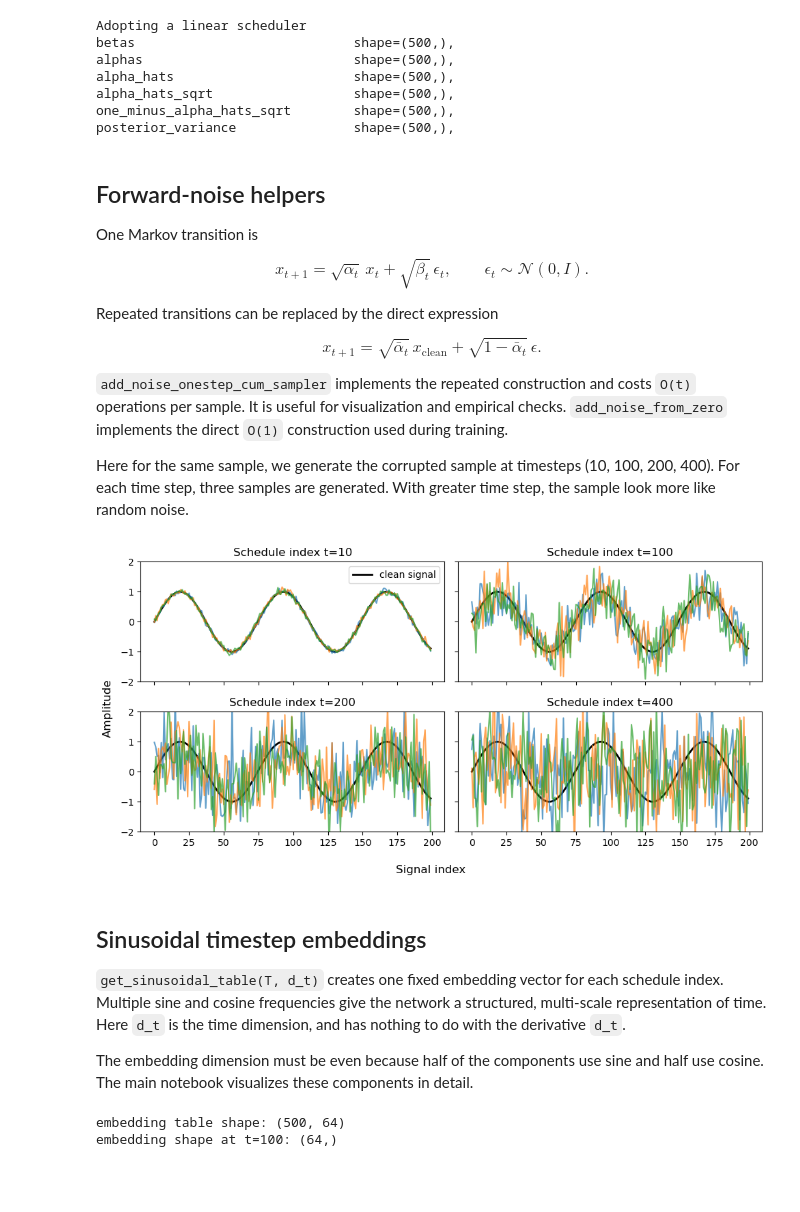
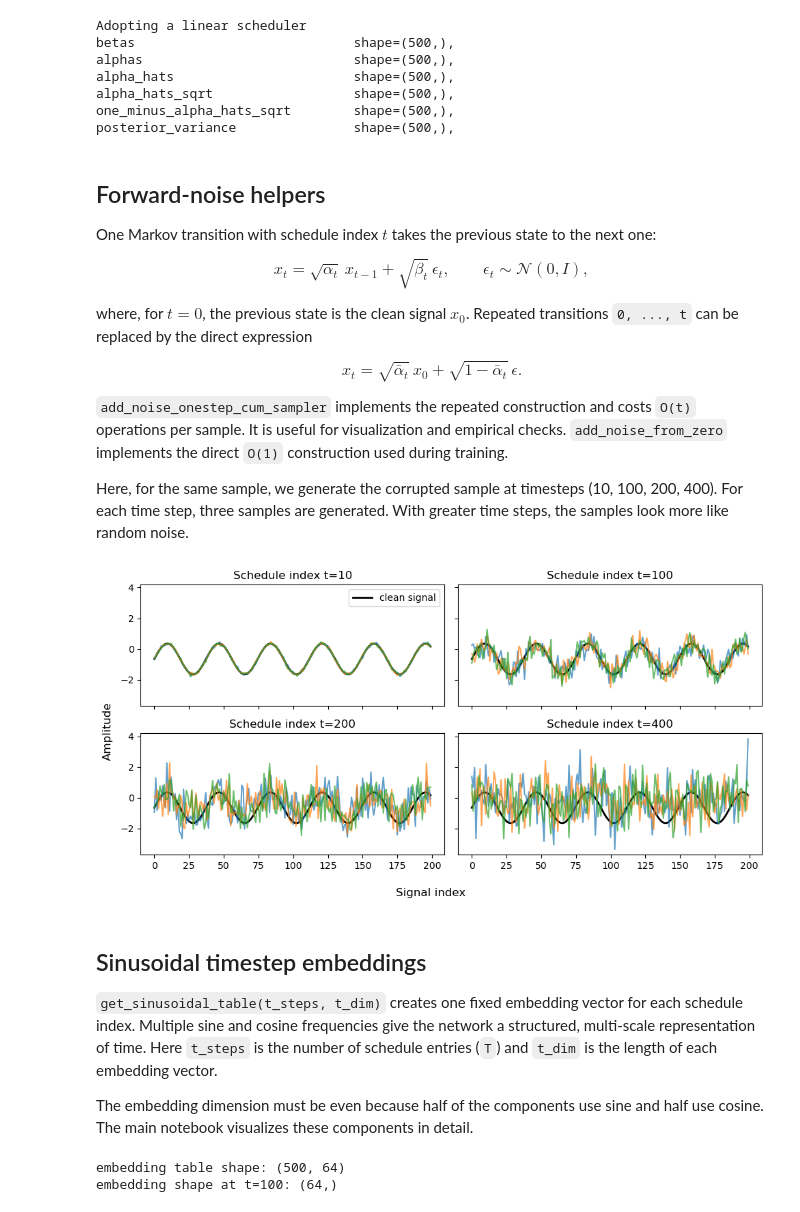
Before and after one commit to leap-stc/parameter-estimation, a Jupyter notebook: intro_diffusion/funs_intro.ipynb, the cells around one changed output. Saved outputs shown, nothing was run; the diff lists cells and outputs as text; code cells hidden in the pictures; blank space fills up the shorter version.

```diff
--- a/intro_diffusion/funs_intro.ipynb
+++ b/intro_diffusion/funs_intro.ipynb
@@ -74,5 +84,5 @@ For each sample, the dataset draws a frequency uniformly from `[0, freq_max)` an
 # %%
-dataset = SineWave_DataSet(freq_max=5, n_dim=200)
+dataset = SineWave_DataSet(freq_max=10, n_dim=200, random_bias=True)
 frequency, x_clean = dataset[0]
 
 print(f"frequency: {frequency.item():.3f}")
@@ -118,53 +160,52 @@ posterior_variance               shape=(500,),
 # %% [markdown]
 ## Forward-noise helpers
 
-One Markov transition is
+One Markov transition with schedule index $t$ takes the previous state to the next one:
 
 $$
-x_{t+1} = \sqrt{\alpha_t}\,x_{t} + \sqrt{\beta_t}\,\epsilon_t,
-\qquad \epsilon_t \sim \mathcal{N}(0, I).
+x_{t} = \sqrt{\alpha_t}\,x_{t-1} + \sqrt{\beta_t}\,\epsilon_t,
+\qquad \epsilon_t \sim \mathcal{N}(0, I),
 $$
 
-Repeated transitions can be replaced by the direct expression
+where, for $t = 0$, the previous state is the clean signal $x_0$. Repeated transitions `0, ..., t` can be replaced by the direct expression
 
 $$
-x_{t+1} = \sqrt{\bar{\alpha}_t}\,x_{\mathrm{clean}}
+x_{t} = \sqrt{\bar{\alpha}_t}\,x_0
 + \sqrt{1-\bar{\alpha}_t}\,\epsilon.
 $$
 
 `add_noise_onestep_cum_sampler` implements the repeated construction and costs `O(t)` operations per sample. It is useful for visualization and empirical checks. `add_noise_from_zero` implements the direct `O(1)` construction used during training.
 
-Here for the same sample, we generate the corrupted sample at timesteps (10, 100, 200, 400). For each time step, three samples are generated. With greater time step, the sample look more like random noise.
+Here, for the same sample, we generate the corrupted sample at timesteps (10, 100, 200, 400). For each time step, three samples are generated. With greater time steps, the samples look more like random noise.
 # %%
 timesteps = [10, 100, 200, 400]
 fig, axes = plt.subplots(2, 2, figsize=(10, 5), sharex=True, sharey=True)
 
 for ax, t in zip(axes.flat, timesteps):
     noisy_samples = add_noise_onestep_cum_sampler(
         x_clean.unsqueeze(0),
         t=t,
         scheduler_dict=schedule,
         no_samples=3,
     )
 
     ax.plot(x_clean, color="black", linewidth=2, label="clean signal")
     for noisy_sample in noisy_samples:
         ax.plot(noisy_sample, alpha=0.7)
 
     ax.set_title(f"Schedule index t={t}")
-    ax.set_ylim(-2, 2)
 
 axes[0, 0].legend()
 fig.supxlabel("Signal index")
 fig.supylabel("Amplitude")
 plt.tight_layout()
 plt.show()
 # %% [output]
-[figure, old version]
+[figure, new version]
 # %% [markdown]
 ## Sinusoidal timestep embeddings
 
-`get_sinusoidal_table(T, d_t)` creates one fixed embedding vector for each schedule index. Multiple sine and cosine frequencies give the network a structured, multi-scale representation of time. Here `d_t` is the time dimension, and has nothing to do with the derivative `d_t`.
+`get_sinusoidal_table(t_steps, t_dim)` creates one fixed embedding vector for each schedule index. Multiple sine and cosine frequencies give the network a structured, multi-scale representation of time. Here `t_steps` is the number of schedule entries (`T`) and `t_dim` is the length of each embedding vector.
 
 The embedding dimension must be even because half of the components use sine and half use cosine. The main notebook visualizes these components in detail.
 # %%
```
Also changed, not shown: parts of 12 cells of this notebook, 11 other files.
